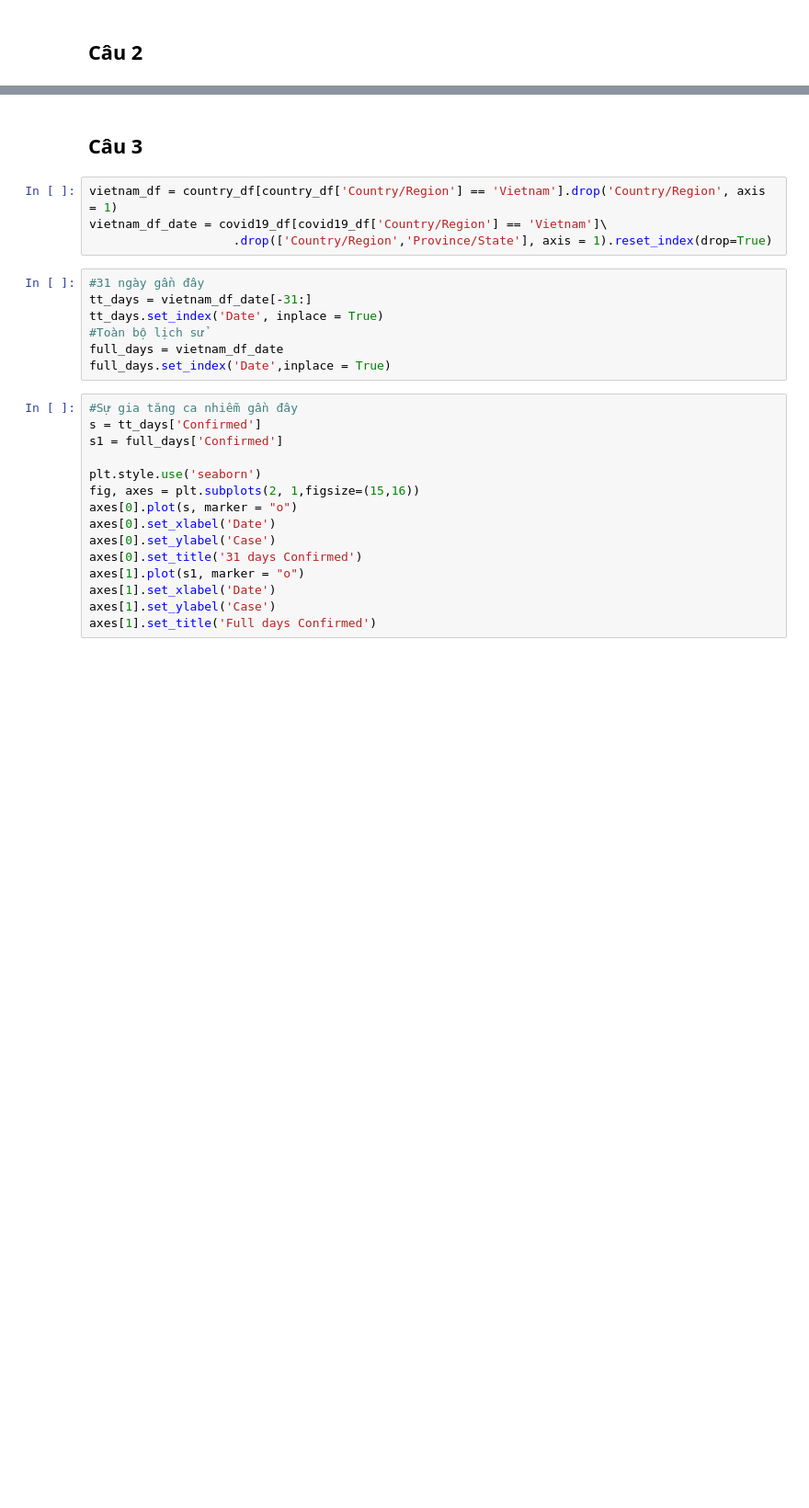
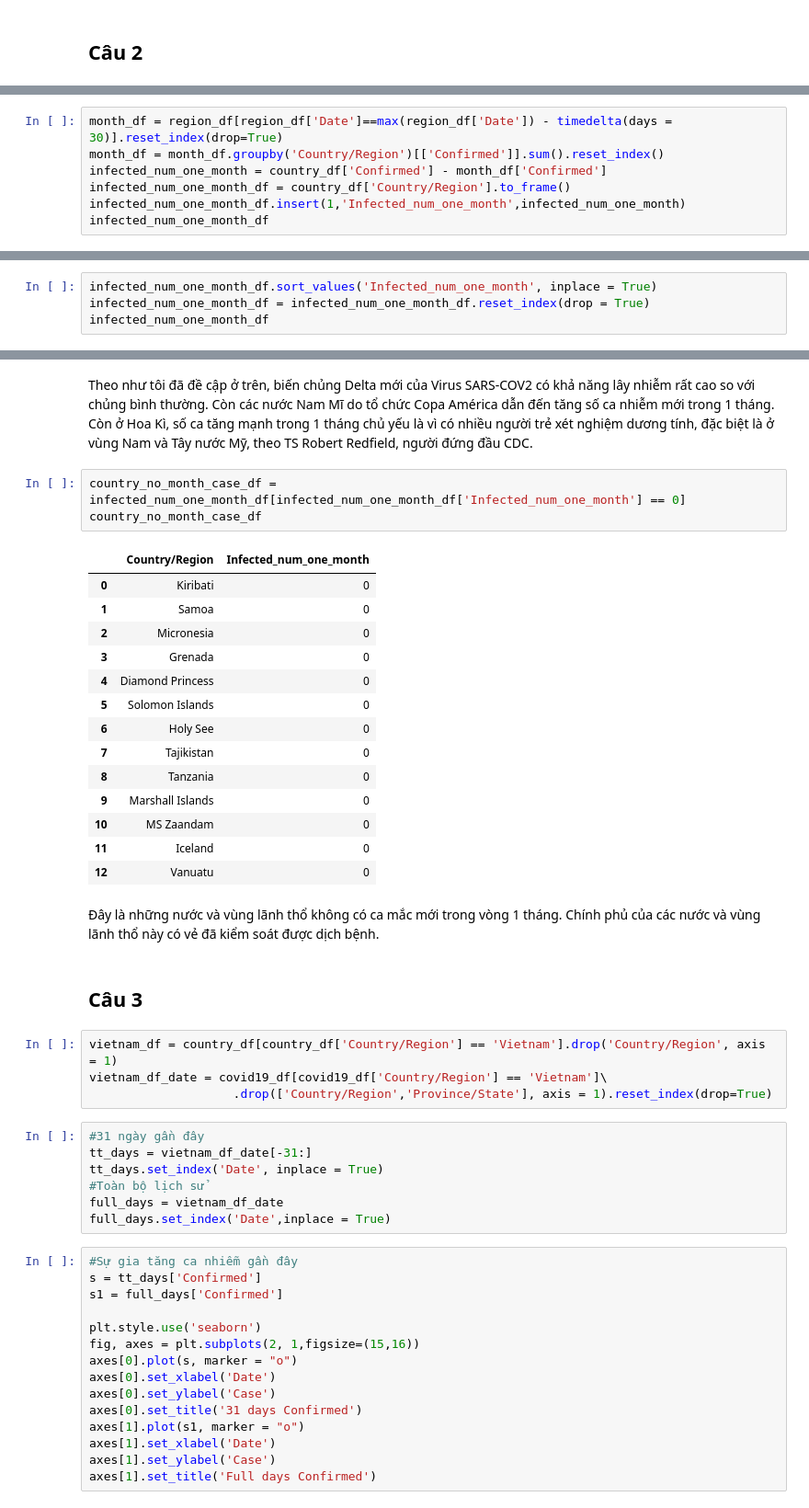
Before and after one commit to LT-cho-KHDL/Final-lab-p4ds, a Jupyter notebook: Final.ipynb, the cells around one changed output, grey strips where cells are left out. Shown at 92% size. Cells and saved outputs as stored; diff of their text form; blank space fills up the shorter version.

```diff
--- a/Final.ipynb
+++ b/Final.ipynb
@@ -224,0 +377,7 @@ Dữ liệu đã chuẩn xác bây giờ chúng ta sẽ bắt đầu đến ph
+# %%
+month_df = region_df[region_df['Date']==max(region_df['Date']) - timedelta(days = 30)].reset_index(drop=True)
+month_df = month_df.groupby('Country/Region')[['Confirmed']].sum().reset_index()
+infected_num_one_month = country_df['Confirmed'] - month_df['Confirmed']
+infected_num_one_month_df = country_df['Country/Region'].to_frame()
+infected_num_one_month_df.insert(1,'Infected_num_one_month',infected_num_one_month)
+infected_num_one_month_df
@@ -224,0 +400,4 @@ Dữ liệu đã chuẩn xác bây giờ chúng ta sẽ bắt đầu đến ph
+# %%
+infected_num_one_month_df.sort_values('Infected_num_one_month', inplace = True)
+infected_num_one_month_df = infected_num_one_month_df.reset_index(drop = True)
+infected_num_one_month_df
@@ -225,3 +431,26 @@ Dữ liệu đã chuẩn xác bây giờ chúng ta sẽ bắt đầu đến ph
+# %% [markdown]
+Theo như tôi đã đề cập ở trên, biến chủng Delta mới của Virus SARS-COV2 có khả năng lây nhiễm rất cao so với chủng bình thường.
+Còn các nước Nam Mĩ do tổ chức Copa América dẫn đến tăng số ca nhiễm mới trong 1 tháng. Còn ở Hoa Kì, số ca tăng mạnh trong 1 tháng chủ yếu là vì có nhiều người trẻ xét nghiệm dương tính, đặc biệt là ở vùng Nam và Tây nước Mỹ, theo TS Robert Redfield, người đứng đầu CDC.
+# %%
+country_no_month_case_df = infected_num_one_month_df[infected_num_one_month_df['Infected_num_one_month'] == 0]
+country_no_month_case_df
+# %% [output]
+|  | Country/Region | Infected_num_one_month |
+| 0 | Kiribati | 0 |
+| 1 | Samoa | 0 |
+| 2 | Micronesia | 0 |
+| 3 | Grenada | 0 |
+| 4 | Diamond Princess | 0 |
+| 5 | Solomon Islands | 0 |
+| 6 | Holy See | 0 |
+| 7 | Tajikistan | 0 |
+| 8 | Tanzania | 0 |
+| 9 | Marshall Islands | 0 |
+| 10 | MS Zaandam | 0 |
+| 11 | Iceland | 0 |
+| 12 | Vanuatu | 0 |
+# %% [markdown]
+Đây là những nước và vùng lãnh thổ không có ca mắc mới trong vòng 1 tháng. Chính phủ của các nước và vùng lãnh thổ này có vẻ đã kiểm soát được dịch bệnh.
 # %% [markdown]
 ## Câu 3
 # %%
```
Also changed, not shown: parts of 25 cells of this notebook.
